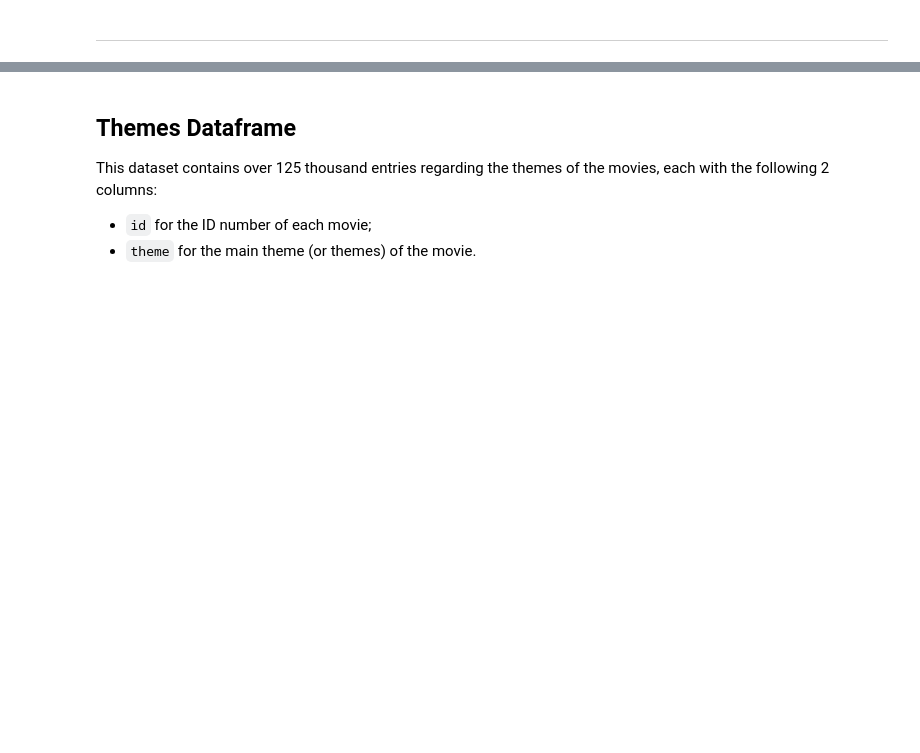
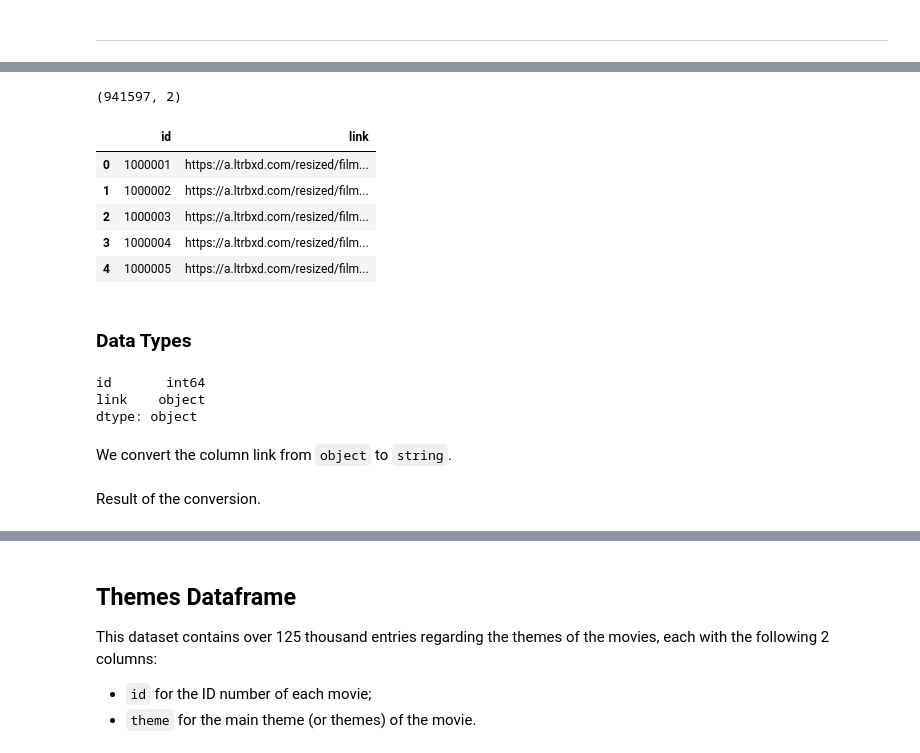
Before and after one commit to Kristalliste/IUM-TWEB, a Jupyter notebook: solution/Notebooks/Exploration/exploration.ipynb, the cells around one changed output, grey strips where cells are left out. Cells and saved outputs as stored; diff of their text form; code cells hidden in the pictures; blank space fills up the shorter version.

```diff
--- a/solution/Notebooks/Exploration/exploration.ipynb
+++ b/solution/Notebooks/Exploration/exploration.ipynb
@@ -598,0 +604,25 @@ There are no duplicated values.
+# %%
+posters_df = pd.read_csv('../../Data/posters.csv')
+# %%
+posters_df.shape
+# %% [output]
+(941597, 2)
+# %%
+posters_df.head()
+# %% [output]
+|  | id | link |
+| 0 | 1000001 | https://a.ltrbxd.com/resized/film... |
+| 1 | 1000002 | https://a.ltrbxd.com/resized/film... |
+| 2 | 1000003 | https://a.ltrbxd.com/resized/film... |
+| 3 | 1000004 | https://a.ltrbxd.com/resized/film... |
+| 4 | 1000005 | https://a.ltrbxd.com/resized/film... |
+# %% [markdown]
+### Data Types
+# %%
+posters_df.dtypes
+# %% [output]
+id       int64
+link    object
+dtype: object
+# %% [markdown]
+We convert the column link from `object` to `string`.
@@ -598,0 +631,2 @@ There are no duplicated values.
+# %% [markdown]
+Result of the conversion.
```
Also changed, not shown: parts of 28 cells of this notebook.
